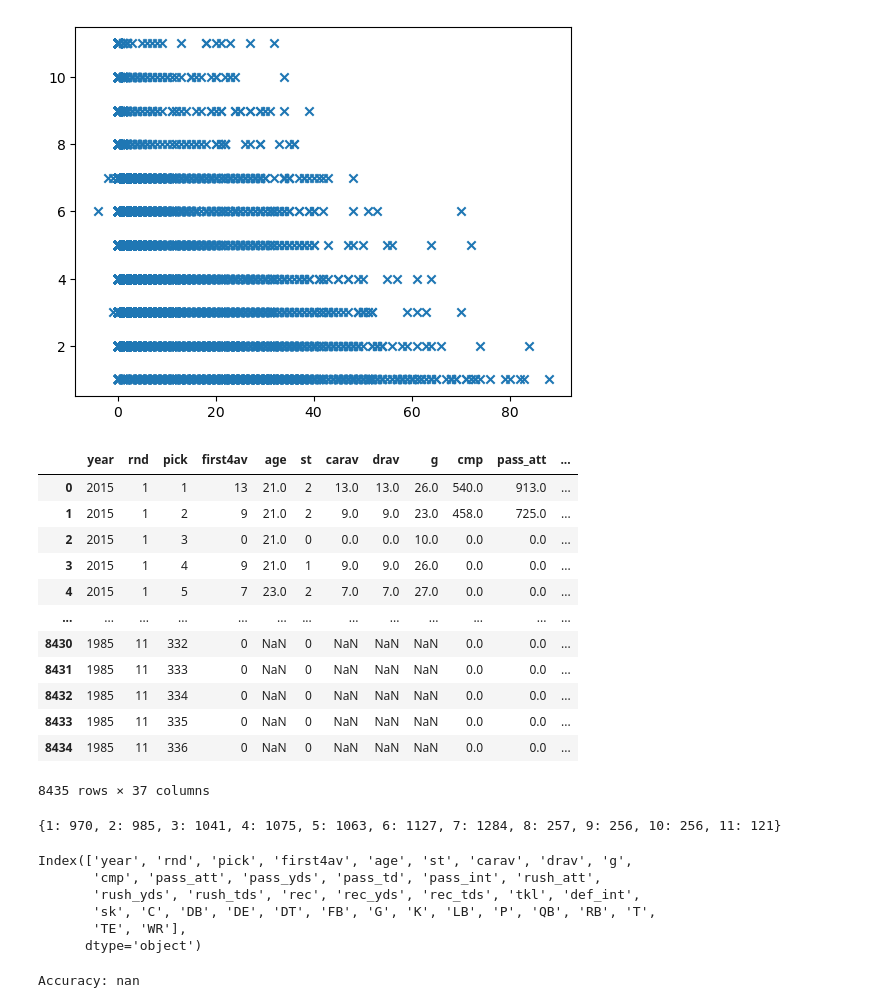
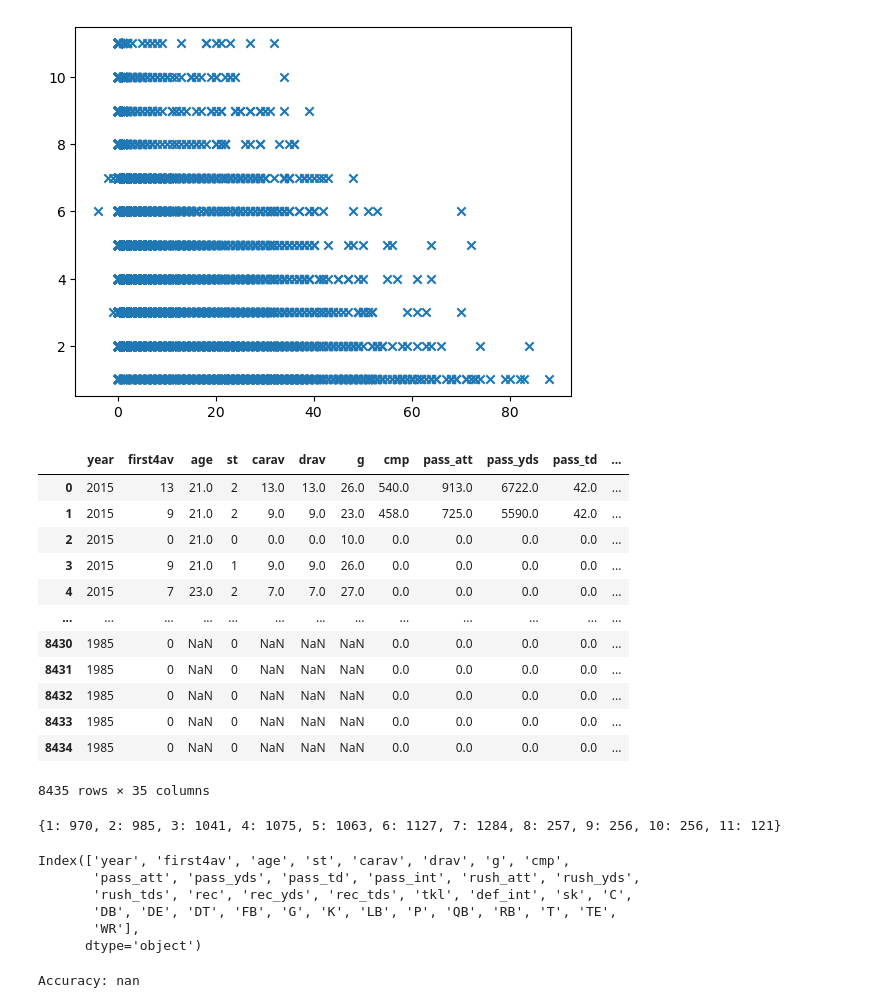
Before and after one commit to curry2736/CS-363M-Project, a Jupyter notebook: kjndnjk.ipynb, the cells around one changed output. Drawn from its saved outputs; the diff is of its cells as text; code cells hidden in the pictures.

```diff
--- a/kjndnjk.ipynb
+++ b/kjndnjk.ipynb
@@ -290,23 +290,24 @@ plt.scatter(x=features['first4av'], y=features['rnd'], marker='x')
 [figure]
 # %%
 one_hot = pd.get_dummies(features['position_standard'])
-features = features.drop('position_standard', axis=1)
+features = features.drop(['position_standard', 'rnd', 'pick'], axis=1)
+
 features = features.join(one_hot)
 features
 # %% [output]
-|  | year | rnd | pick | first4av | age | st | carav | drav | g | cmp | pass_att | ... |
-| 0 | 2015 | 1 | 1 | 13 | 21.0 | 2 | 13.0 | 13.0 | 26.0 | 540.0 | 913.0 | ... |
-| 1 | 2015 | 1 | 2 | 9 | 21.0 | 2 | 9.0 | 9.0 | 23.0 | 458.0 | 725.0 | ... |
-| 2 | 2015 | 1 | 3 | 0 | 21.0 | 0 | 0.0 | 0.0 | 10.0 | 0.0 | 0.0 | ... |
-| 3 | 2015 | 1 | 4 | 9 | 21.0 | 1 | 9.0 | 9.0 | 26.0 | 0.0 | 0.0 | ... |
-| 4 | 2015 | 1 | 5 | 7 | 23.0 | 2 | 7.0 | 7.0 | 27.0 | 0.0 | 0.0 | ... |
+|  | year | first4av | age | st | carav | drav | g | cmp | pass_att | pass_yds | pass_td | ... |
+| 0 | 2015 | 13 | 21.0 | 2 | 13.0 | 13.0 | 26.0 | 540.0 | 913.0 | 6722.0 | 42.0 | ... |
+| 1 | 2015 | 9 | 21.0 | 2 | 9.0 | 9.0 | 23.0 | 458.0 | 725.0 | 5590.0 | 42.0 | ... |
+| 2 | 2015 | 0 | 21.0 | 0 | 0.0 | 0.0 | 10.0 | 0.0 | 0.0 | 0.0 | 0.0 | ... |
+| 3 | 2015 | 9 | 21.0 | 1 | 9.0 | 9.0 | 26.0 | 0.0 | 0.0 | 0.0 | 0.0 | ... |
+| 4 | 2015 | 7 | 23.0 | 2 | 7.0 | 7.0 | 27.0 | 0.0 | 0.0 | 0.0 | 0.0 | ... |
 | ... | ... | ... | ... | ... | ... | ... | ... | ... | ... | ... | ... | ... |
-| 8430 | 1985 | 11 | 332 | 0 | NaN | 0 | NaN | NaN | NaN | 0.0 | 0.0 | ... |
-| 8431 | 1985 | 11 | 333 | 0 | NaN | 0 | NaN | NaN | NaN | 0.0 | 0.0 | ... |
-| 8432 | 1985 | 11 | 334 | 0 | NaN | 0 | NaN | NaN | NaN | 0.0 | 0.0 | ... |
-| 8433 | 1985 | 11 | 335 | 0 | NaN | 0 | NaN | NaN | NaN | 0.0 | 0.0 | ... |
-| 8434 | 1985 | 11 | 336 | 0 | NaN | 0 | NaN | NaN | NaN | 0.0 | 0.0 | ... |
+| 8430 | 1985 | 0 | NaN | 0 | NaN | NaN | NaN | 0.0 | 0.0 | 0.0 | 0.0 | ... |
+| 8431 | 1985 | 0 | NaN | 0 | NaN | NaN | NaN | 0.0 | 0.0 | 0.0 | 0.0 | ... |
+| 8432 | 1985 | 0 | NaN | 0 | NaN | NaN | NaN | 0.0 | 0.0 | 0.0 | 0.0 | ... |
+| 8433 | 1985 | 0 | NaN | 0 | NaN | NaN | NaN | 0.0 | 0.0 | 0.0 | 0.0 | ... |
+| 8434 | 1985 | 0 | NaN | 0 | NaN | NaN | NaN | 0.0 | 0.0 | 0.0 | 0.0 | ... |
-8435 rows × 37 columns
+8435 rows × 35 columns
 # %%
 # use counter to get frequency of each label
 frequency = collections.Counter(labels)
@@ -326,11 +327,11 @@ def transformation(x):
         return 0
 features['sk'] = features['sk'].apply(func=transformation)
 # %% [output]
-Index(['year', 'rnd', 'pick', 'first4av', 'age', 'st', 'carav', 'drav', 'g',
-       'cmp', 'pass_att', 'pass_yds', 'pass_td', 'pass_int', 'rush_att',
-       'rush_yds', 'rush_tds', 'rec', 'rec_yds', 'rec_tds', 'tkl', 'def_int',
-       'sk', 'C', 'DB', 'DE', 'DT', 'FB', 'G', 'K', 'LB', 'P', 'QB', 'RB', 'T',
-       'TE', 'WR'],
+Index(['year', 'first4av', 'age', 'st', 'carav', 'drav', 'g', 'cmp',
+       'pass_att', 'pass_yds', 'pass_td', 'pass_int', 'rush_att', 'rush_yds',
+       'rush_tds', 'rec', 'rec_yds', 'rec_tds', 'tkl', 'def_int', 'sk', 'C',
+       'DB', 'DE', 'DT', 'FB', 'G', 'K', 'LB', 'P', 'QB', 'RB', 'T', 'TE',
+       'WR'],
       dtype='object')
 # %%
 from sklearn.model_selection import GridSearchCV
```
Also changed, not shown: parts of 3 cells of this notebook, 5 other files.
